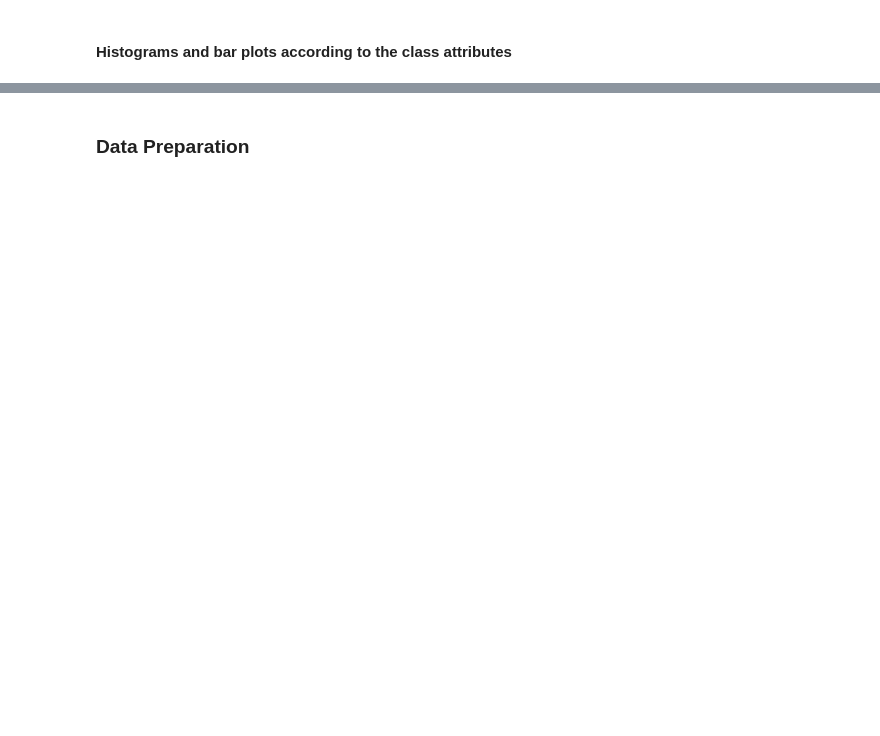
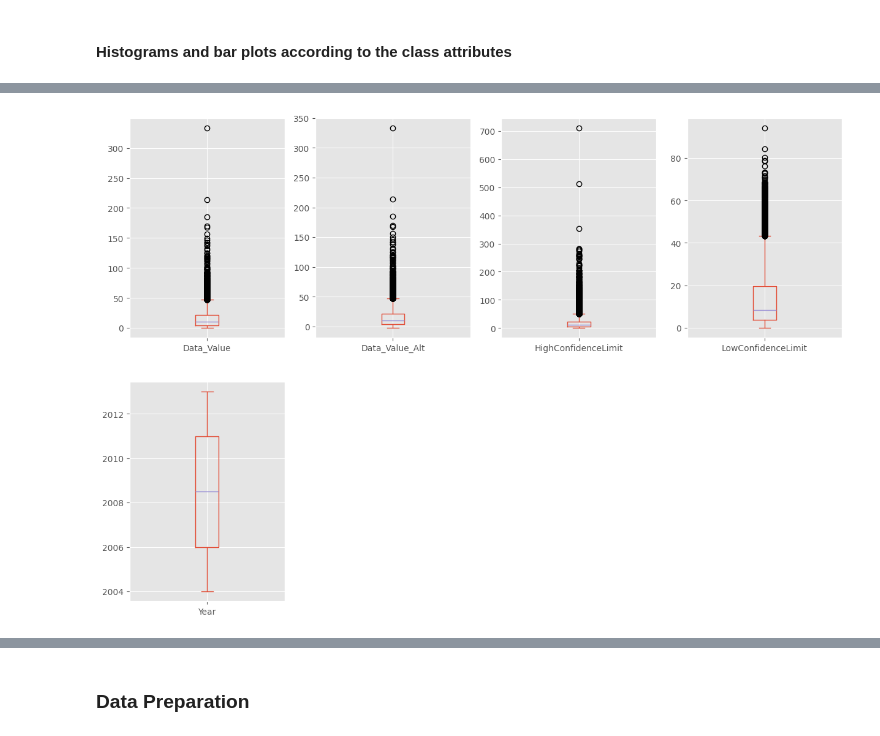
Before and after one commit to GLAwasTaken/ML_Project, a Jupyter notebook: Heart_disease.ipynb, the cells around one changed output, grey strips where cells are left out. Cells and saved outputs as stored; diff of their text form; code cells hidden in the pictures; blank space fills up the shorter version.

```diff
--- a/Heart_disease.ipynb
+++ b/Heart_disease.ipynb
@@ -274,4 +264,6 @@ for attribute in attributes:
 # %%
-dfWithoutID.plot(kind='box', subplots=True, sharex=False, sharey=False, figsize=(15, 27), layout=(5, 4))
+df.plot(kind='box', subplots=True, sharex=False, sharey=False, figsize=(15, 27), layout=(5, 4))
 plt.show()
+# %% [output]
+[figure, added]
 # %%
```
Also changed, not shown: parts of 43 cells of this notebook.
